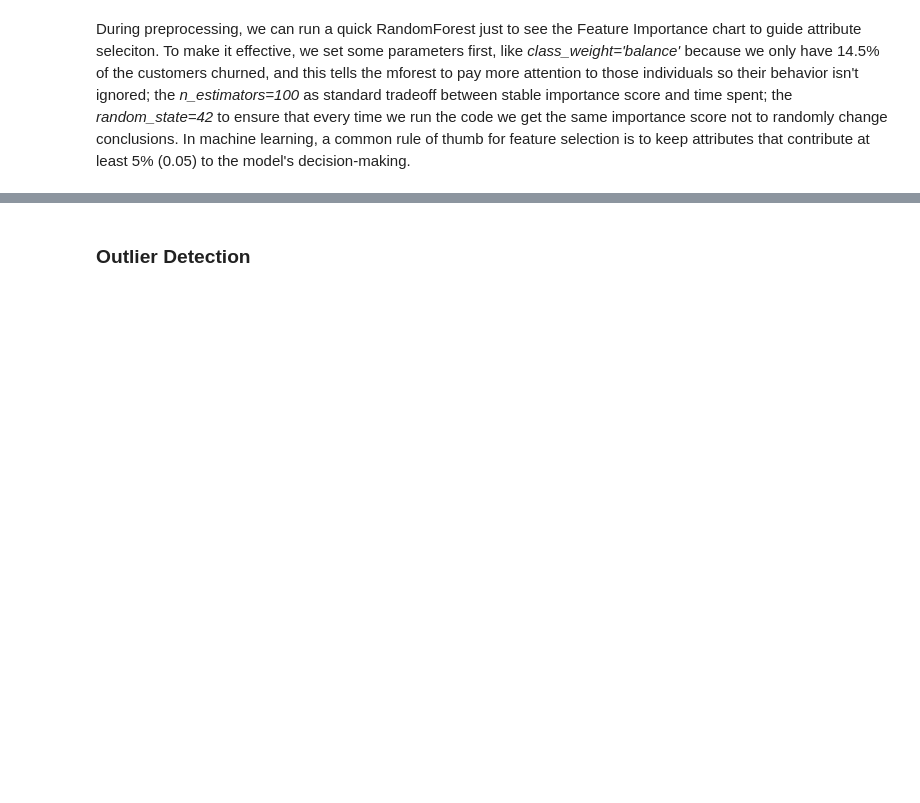
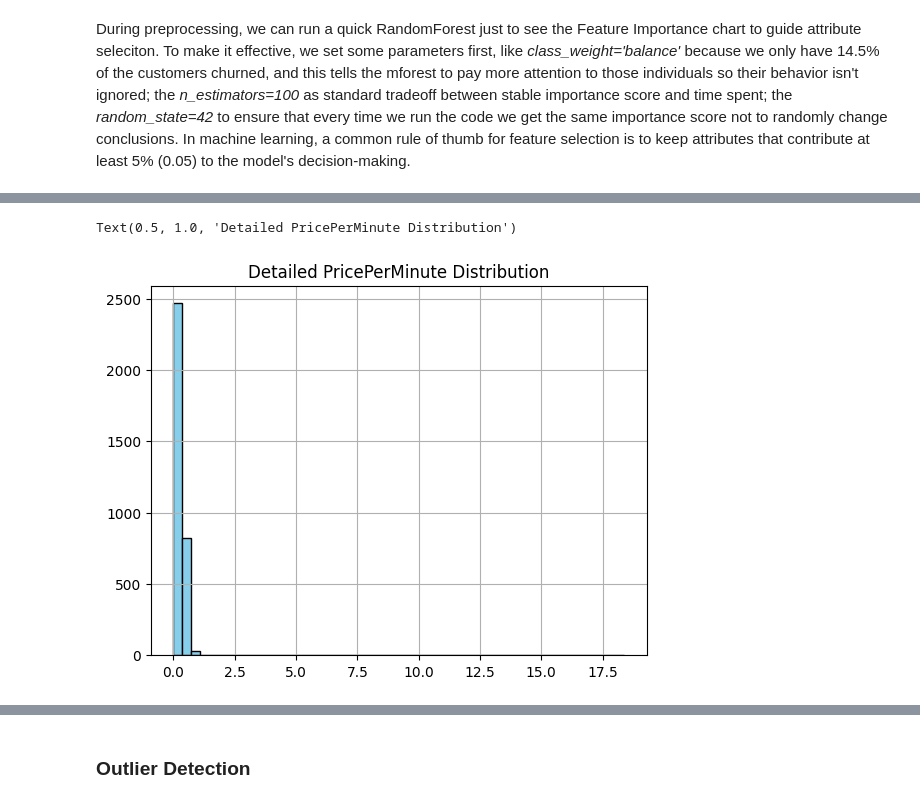
Before and after one commit to Francesca9933/ml-customer-churn-prediction, a Jupyter notebook: customer_churn_prediction.ipynb, the cells around one changed output, grey strips where cells are left out. Saved outputs shown, nothing was run; the diff lists cells and outputs as text; code cells hidden in the pictures; blank space fills up the shorter version.

```diff
--- a/customer_churn_prediction.ipynb
+++ b/customer_churn_prediction.ipynb
@@ -265,0 +267,7 @@ plt.tight_layout()
+# %%
+# Increase the number of 'bins' (buckets) to 50 to better visualize the distribution
+df['PricePerMinute'].hist(bins=50, color='skyblue', edgecolor='black')
+plt.title('Detailed PricePerMinute Distribution')
+# %% [output]
+Text(0.5, 1.0, 'Detailed PricePerMinute Distribution')
+[figure, added]
```
Also changed, not shown: parts of 5 cells of this notebook, 3 other files.
